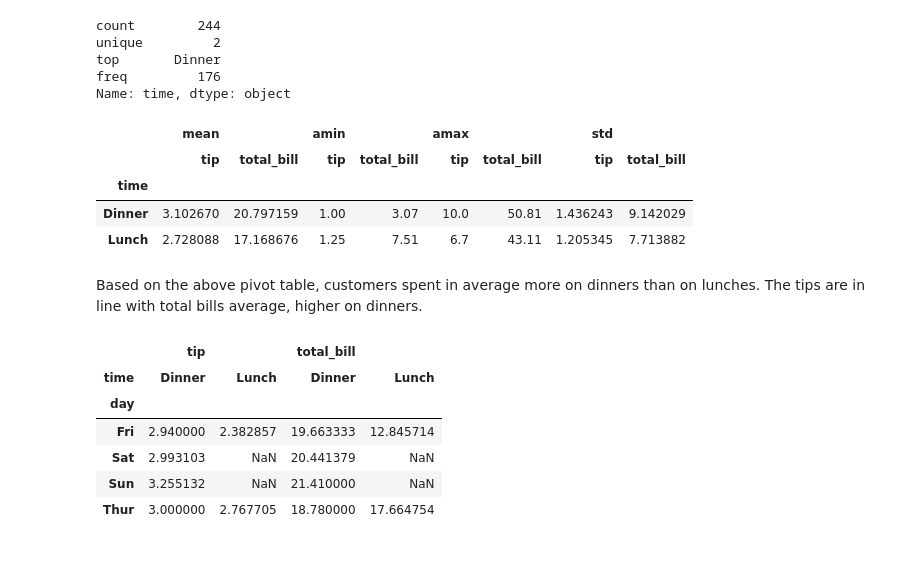
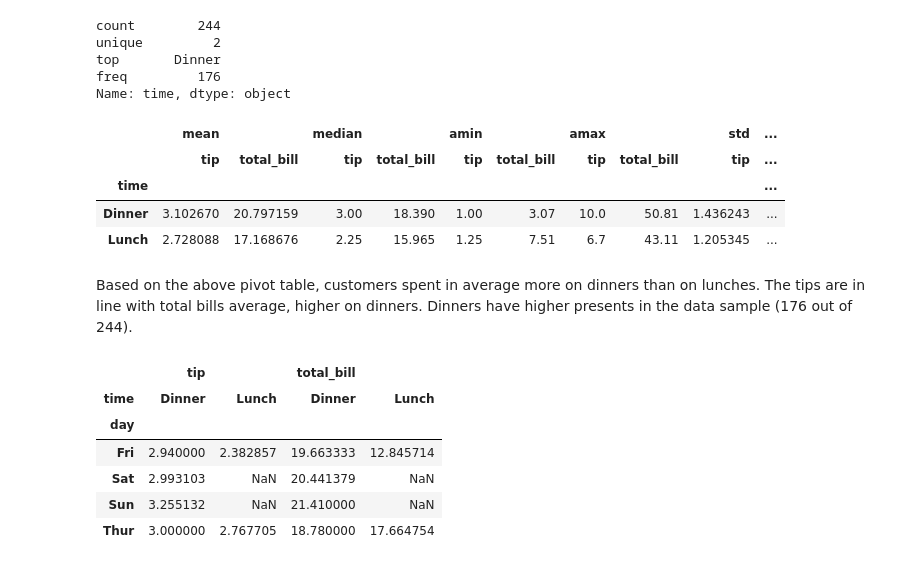
Before and after one commit to Crkonova76/Fundamentals-of-Data-Analysis_Assessment-2019, a Jupyter notebook: Tips_dataset.ipynb, the cells around one changed output. Cells and saved outputs as stored; diff of their text form; code cells hidden in the pictures.

```diff
--- a/Tips_dataset.ipynb
+++ b/Tips_dataset.ipynb
@@ -447,15 +451,15 @@ top       Dinner
 freq         176
 Name: time, dtype: object
 # %%
-pd.pivot_table(df,index=["time"],values=["tip","total_bill"], aggfunc=[np.mean, np.min,np.max,np.std])
+pd.pivot_table(df,index=["time"],values=["tip","total_bill"], aggfunc=[np.mean,np.median, np.min,np.max,np.std])
 # %% [output]
-|  | mean |  | amin |  | amax |  | std |  |
-|  | tip | total_bill | tip | total_bill | tip | total_bill | tip | total_bill |
-| time |  |  |  |  |  |  |  |  |
-| Dinner | 3.102670 | 20.797159 | 1.00 | 3.07 | 10.0 | 50.81 | 1.436243 | 9.142029 |
-| Lunch | 2.728088 | 17.168676 | 1.25 | 7.51 | 6.7 | 43.11 | 1.205345 | 7.713882 |
+|  | mean |  | median |  | amin |  | amax |  | std | ... |
+|  | tip | total_bill | tip | total_bill | tip | total_bill | tip | total_bill | tip | ... |
+| time |  |  |  |  |  |  |  |  |  | ... |
+| Dinner | 3.102670 | 20.797159 | 3.00 | 18.390 | 1.00 | 3.07 | 10.0 | 50.81 | 1.436243 | ... |
+| Lunch | 2.728088 | 17.168676 | 2.25 | 15.965 | 1.25 | 7.51 | 6.7 | 43.11 | 1.205345 | ... |
 # %% [markdown]
-Based on the above pivot table, customers spent in average more on dinners than on lunches. The tips are in line with total bills average, higher on dinners.
+Based on the above pivot table, customers spent in average more on dinners than on lunches. The tips are in line with total bills average, higher on dinners. Dinners have higher presents in the data sample (176 out of 244).
 # %%
 pd.pivot_table(df,index=["day"],values=["tip","total_bill"],columns=["time"])
 # %% [output]
```
Also changed, not shown: parts of 26 cells of this notebook, 1 other file.
